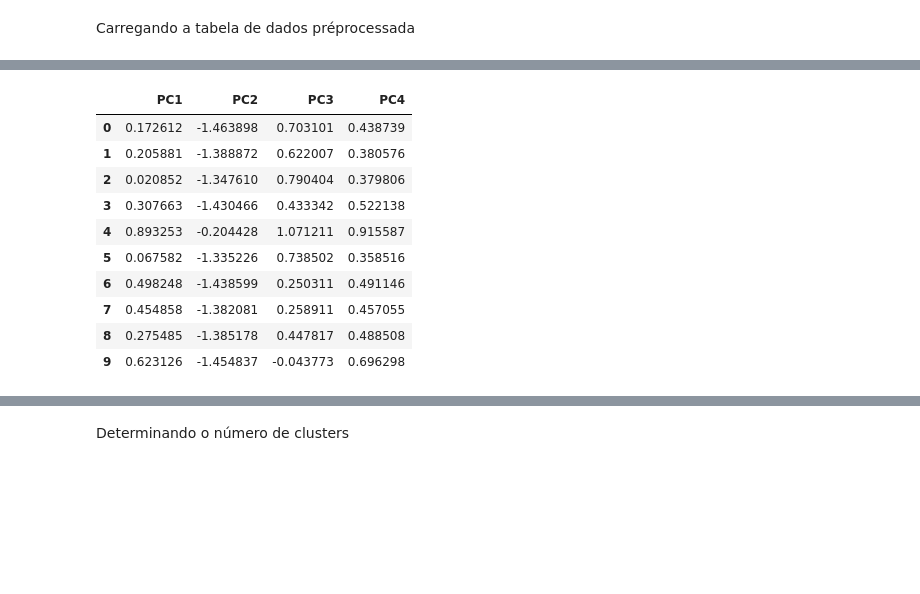
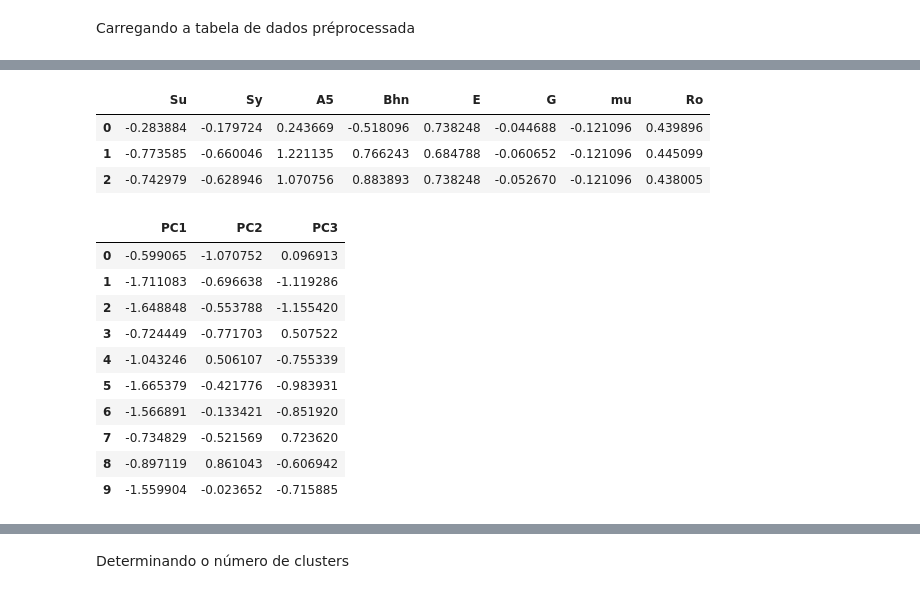
Before and after one commit to MarceloMdeO/TCC_DSA, a Jupyter notebook: ML_metal.ipynb, the cells around one changed output, grey strips where cells are left out. Cells and saved outputs as stored; diff of their text form; code cells hidden in the pictures; blank space fills up the shorter version.

```diff
--- a/ML_metal.ipynb
+++ b/ML_metal.ipynb
@@ -79,5 +92,8 @@ df.head(3)
 # %%
 #padronização dos dados
-scaler = StandardScaler().fit(df)
-scaler_x = scaler.transform(df)
+scaler = StandardScaler()
+scaler.fit(X)
+scaler_x = scaler.transform(X)
+# %%
+x_treino, x_teste, y_treino, y_teste = train_test_split(scaler_x ,Y, random_state = 10, shuffle = False, train_size = .70)
 # %%
@@ -128,19 +189,27 @@ plt.show()
+# %%
+df_teste = pd.DataFrame(data = x_teste, columns = X.columns)
+df_teste.head(3)
+# %% [output]
+|  | Su | Sy | A5 | Bhn | E | G | mu | Ro |
+| 0 | -0.283884 | -0.179724 | 0.243669 | -0.518096 | 0.738248 | -0.044688 | -0.121096 | 0.439896 |
+| 1 | -0.773585 | -0.660046 | 1.221135 | 0.766243 | 0.684788 | -0.060652 | -0.121096 | 0.445099 |
+| 2 | -0.742979 | -0.628946 | 1.070756 | 0.883893 | 0.738248 | -0.052670 | -0.121096 | 0.438005 |
 # %%
-pca_otimo = PCA(n_components=4)
-PC = pca_otimo.fit_transform(scaler_x)
+pca_otimo = PCA(n_components=3)
+df_pca = pca_otimo.fit_transform(df_teste)
 # %%
-pca_metal = pd.DataFrame(data = PC, columns = ['PC1', 'PC2', 'PC3', 'PC4'])
+df_pca_metal = pd.DataFrame(data = df_pca, columns = ['PC1', 'PC2','PC3'])
 
-display(pca_metal.head(10))
+display(df_pca_metal.head(10))
 # %% [output]
-|  | PC1 | PC2 | PC3 | PC4 |
-| 0 | 0.172612 | -1.463898 | 0.703101 | 0.438739 |
-| 1 | 0.205881 | -1.388872 | 0.622007 | 0.380576 |
-| 2 | 0.020852 | -1.347610 | 0.790404 | 0.379806 |
-| 3 | 0.307663 | -1.430466 | 0.433342 | 0.522138 |
-| 4 | 0.893253 | -0.204428 | 1.071211 | 0.915587 |
-| 5 | 0.067582 | -1.335226 | 0.738502 | 0.358516 |
-| 6 | 0.498248 | -1.438599 | 0.250311 | 0.491146 |
-| 7 | 0.454858 | -1.382081 | 0.258911 | 0.457055 |
-| 8 | 0.275485 | -1.385178 | 0.447817 | 0.488508 |
-| 9 | 0.623126 | -1.454837 | -0.043773 | 0.696298 |
+|  | PC1 | PC2 | PC3 |
+| 0 | -0.599065 | -1.070752 | 0.096913 |
+| 1 | -1.711083 | -0.696638 | -1.119286 |
+| 2 | -1.648848 | -0.553788 | -1.155420 |
+| 3 | -0.724449 | -0.771703 | 0.507522 |
+| 4 | -1.043246 | 0.506107 | -0.755339 |
+| 5 | -1.665379 | -0.421776 | -0.983931 |
+| 6 | -1.566891 | -0.133421 | -0.851920 |
+| 7 | -0.734829 | -0.521569 | 0.723620 |
+| 8 | -0.897119 | 0.861043 | -0.606942 |
+| 9 | -1.559904 | -0.023652 | -0.715885 |
```
Also changed, not shown: parts of 55 cells of this notebook, 3 other files.
